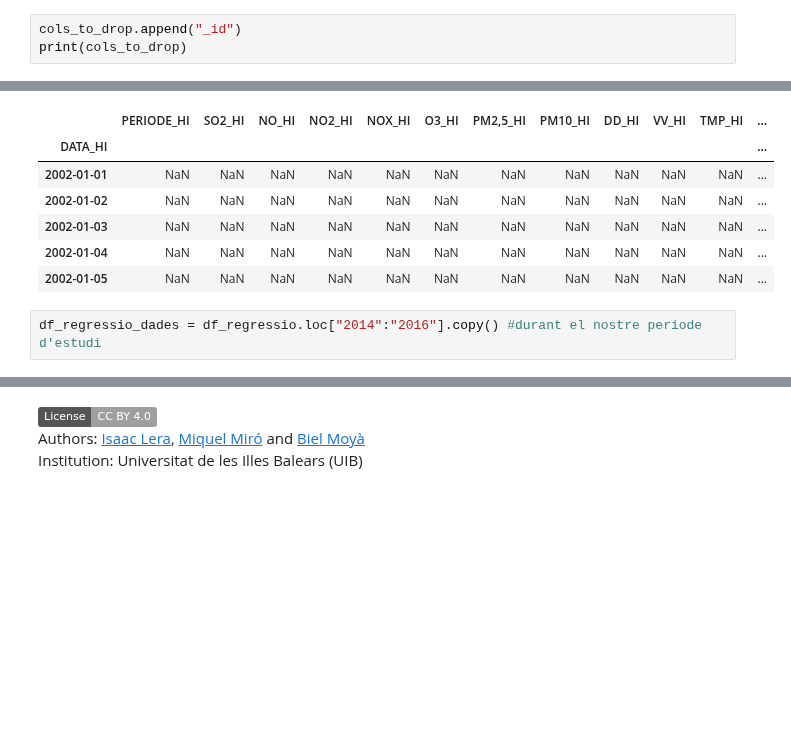
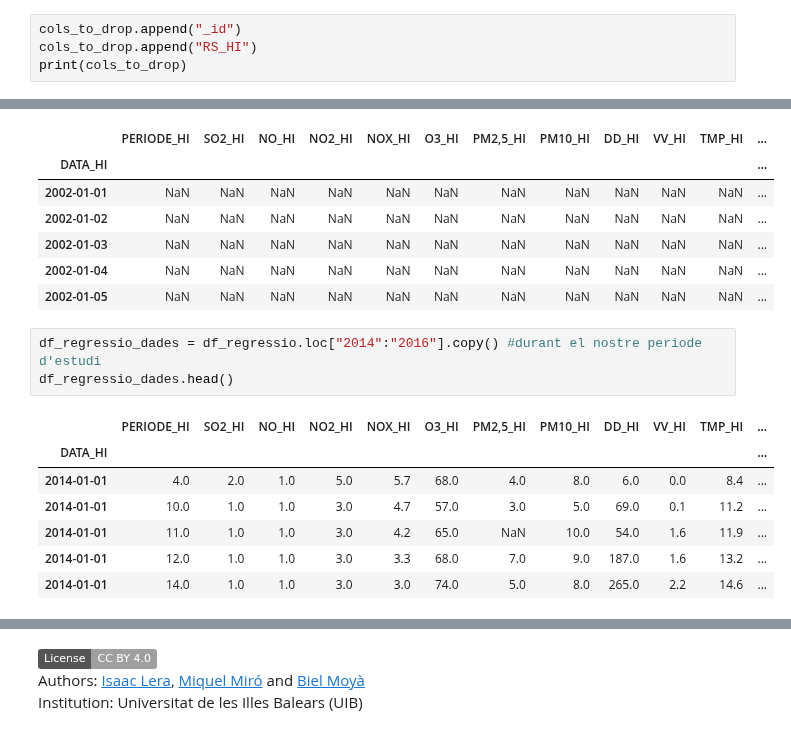
Before and after one commit to wisaaco/CURS_AdministracioAnaliticaAvan-adaDeDades, a Jupyter notebook: lessons/projecte_final.ipynb, the cells around one changed output, grey strips where cells are left out. Cells and saved outputs as stored; diff of their text form; badges without logos; blank space fills up the shorter version.

```diff
--- a/lessons/projecte_final.ipynb
+++ b/lessons/projecte_final.ipynb
@@ -212,5 +212,6 @@ Index(['_id', 'PERIODE_HI', 'SO2_HI', 'FL_SO2', 'NO_HI', 'FL_NO', 'NO2_HI',
 ['FL_SO2', 'FL_NO', 'FL_NO2', 'FL_NOX', 'FL_O3', 'FL_PM2,5', 'FL_PM10', 'FL_DD', 'FL_VV', 'FL_TMP', 'FL_HR', 'FL_PRB', 'FL_LL', 'FL_RS']
 # %%
 cols_to_drop.append("_id")
+cols_to_drop.append("RS_HI")
 print(cols_to_drop)
 # %% [output]
@@ -228,3 +229,12 @@ df_regressio.head(5)
 | 2002-01-05 | NaN | NaN | NaN | NaN | NaN | NaN | NaN | NaN | NaN | NaN | NaN | ... |
 # %%
 df_regressio_dades = df_regressio.loc["2014":"2016"].copy() #durant el nostre periode d'estudi
+df_regressio_dades.head()
+# %% [output]
+|  | PERIODE_HI | SO2_HI | NO_HI | NO2_HI | NOX_HI | O3_HI | PM2,5_HI | PM10_HI | DD_HI | VV_HI | TMP_HI | ... |
+| DATA_HI |  |  |  |  |  |  |  |  |  |  |  | ... |
+| 2014-01-01 | 4.0 | 2.0 | 1.0 | 5.0 | 5.7 | 68.0 | 4.0 | 8.0 | 6.0 | 0.0 | 8.4 | ... |
+| 2014-01-01 | 10.0 | 1.0 | 1.0 | 3.0 | 4.7 | 57.0 | 3.0 | 5.0 | 69.0 | 0.1 | 11.2 | ... |
+| 2014-01-01 | 11.0 | 1.0 | 1.0 | 3.0 | 4.2 | 65.0 | NaN | 10.0 | 54.0 | 1.6 | 11.9 | ... |
+| 2014-01-01 | 12.0 | 1.0 | 1.0 | 3.0 | 3.3 | 68.0 | 7.0 | 9.0 | 187.0 | 1.6 | 13.2 | ... |
+| 2014-01-01 | 14.0 | 1.0 | 1.0 | 3.0 | 3.0 | 74.0 | 5.0 | 8.0 | 265.0 | 2.2 | 14.6 | ... |
```
Also changed, not shown: parts of 10 cells of this notebook.
